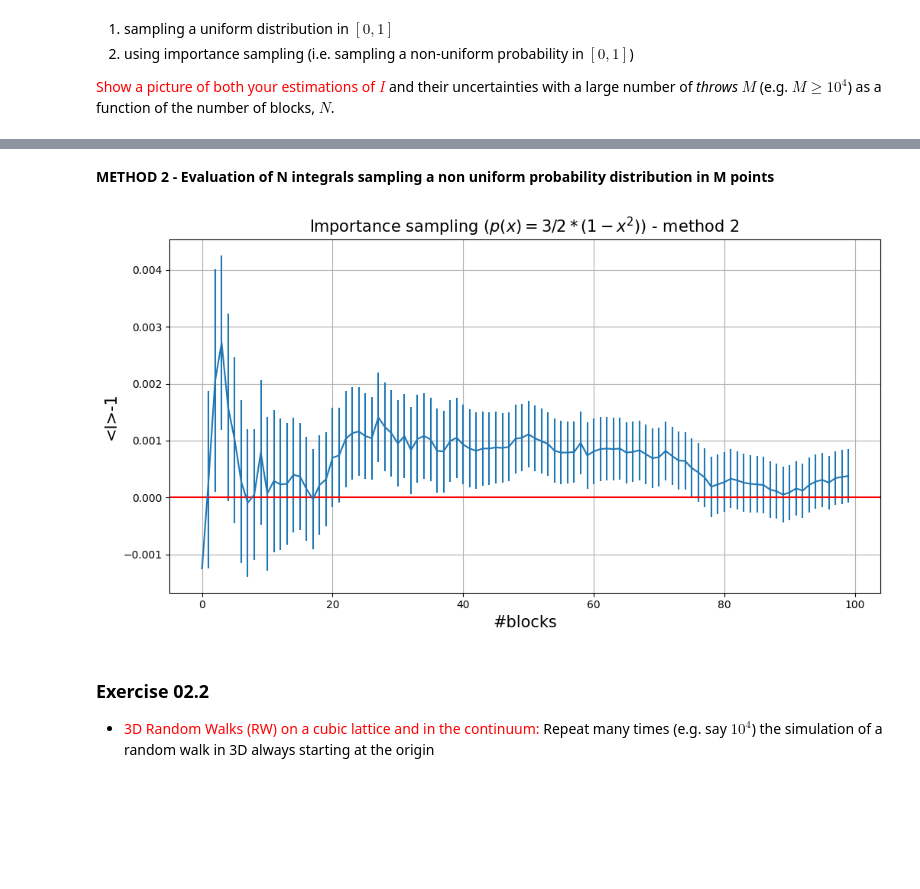
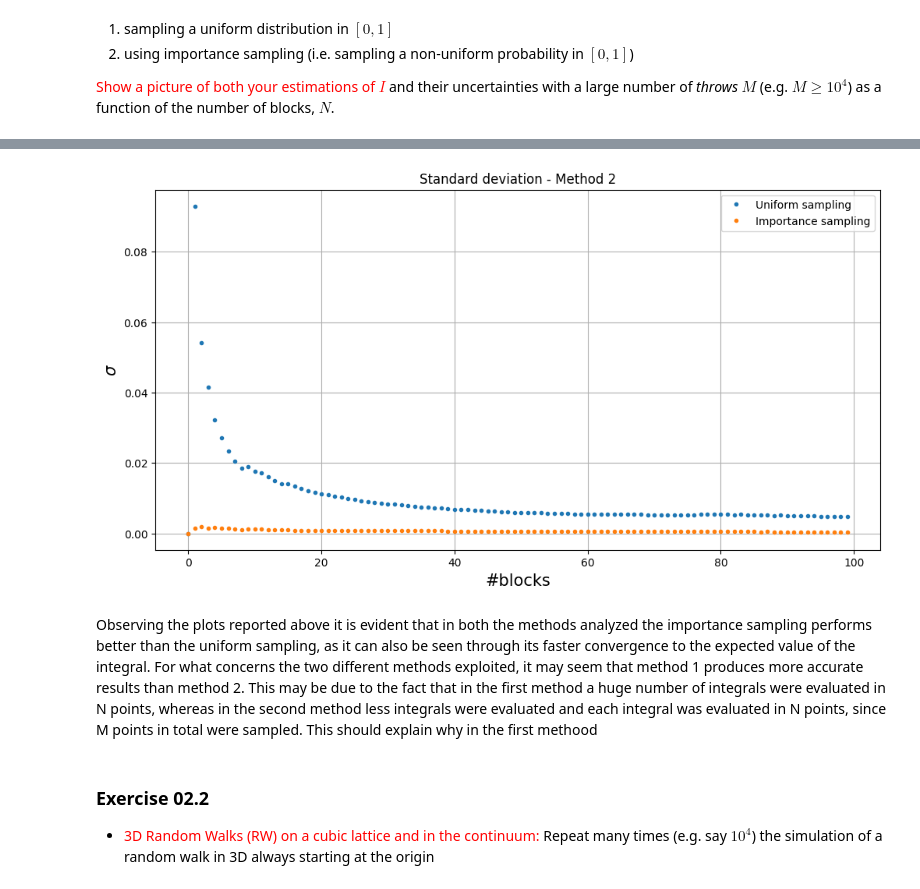
Before and after one commit to francescogrienti/NumericalSimulationLaboratory, a Jupyter notebook: LSN_lecture_02/notebook_2.ipynb, the cells around one changed output, grey strips where cells are left out. Drawn from its saved outputs; the diff is of its cells as text; code cells hidden in the pictures; blank space fills up the shorter version.

```diff
--- a/LSN_lecture_02/notebook_2.ipynb
+++ b/LSN_lecture_02/notebook_2.ipynb
@@ -69,18 +76,18 @@ plt.show()
-# %% [markdown]
-**METHOD 2 - Evaluation of N integrals sampling a non uniform probability distribution in M points**
-# %%
-media, varianza = np.loadtxt("/home/francesco/NumericalSimulationLaboratory/LSN_lecture_02/exercise_2_01/results_4.dat", unpack =True, usecols=(0,1))
-
-plt.figure(figsize=(12,6))
-plt.errorbar(x,media-I,yerr=varianza)
-plt.axhline(y = 0., color = 'r', linestyle = '-')
-plt.xlabel('#blocks', fontsize=15)
-plt.ylabel('<I>-1', fontsize=15)
-plt.title("Importance sampling ($p(x) = 3/2*(1-x^2)$) - method 2 ", fontsize=15)
-plt.grid(True)
-plt.show()
-# %% [output]
-[figure, removed]
+# %%
+plt.figure(figsize=(12,6))
+plt.plot(x,varianza_unif, marker = ".", linestyle = "none", label = "Uniform sampling" )
+plt.plot(x,varianza_notu, marker = ".", linestyle = "none", label = "Importance sampling")
+plt.xlabel('#blocks', fontsize=15)
+plt.ylabel(r'$\sigma$', fontsize=15)
+plt.title("Standard deviation - Method 2")
+plt.legend()
+plt.grid(True)
+plt.show()
+# %% [output]
+[figure, added]
+# %% [markdown]
+Observing the plots reported above it is evident that in both the methods analyzed the importance sampling performs better than the uniform sampling, as it can also be seen through its faster convergence to the expected value of the integral.
+For what concerns the two different methods exploited, it may seem that method 1 produces more accurate results than method 2. This may be due to the fact that in the first method a huge number of integrals were evaluated in N points, whereas in the second method less integrals were evaluated and each integral was evaluated in N points, since M points in total were sampled. This should explain why in the first methood
 # %% [markdown]
 ### Exercise 02.2
 - <span style="color:red">3D Random Walks (RW) on a cubic lattice and in the continuum:</span> Repeat many times (e.g. say $10^4$) the simulation of a random walk in 3D always starting at the origin
```
Also changed, not shown: parts of 8 cells of this notebook.
